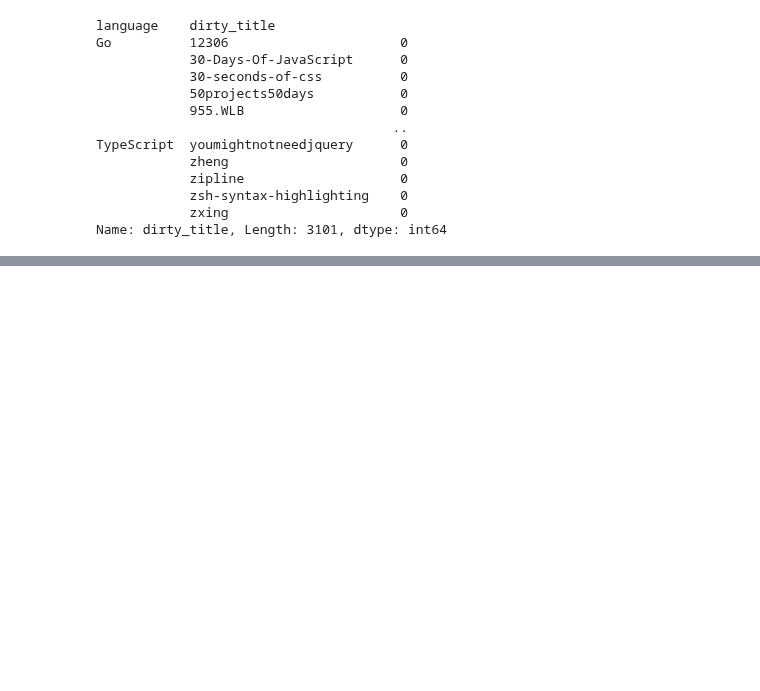
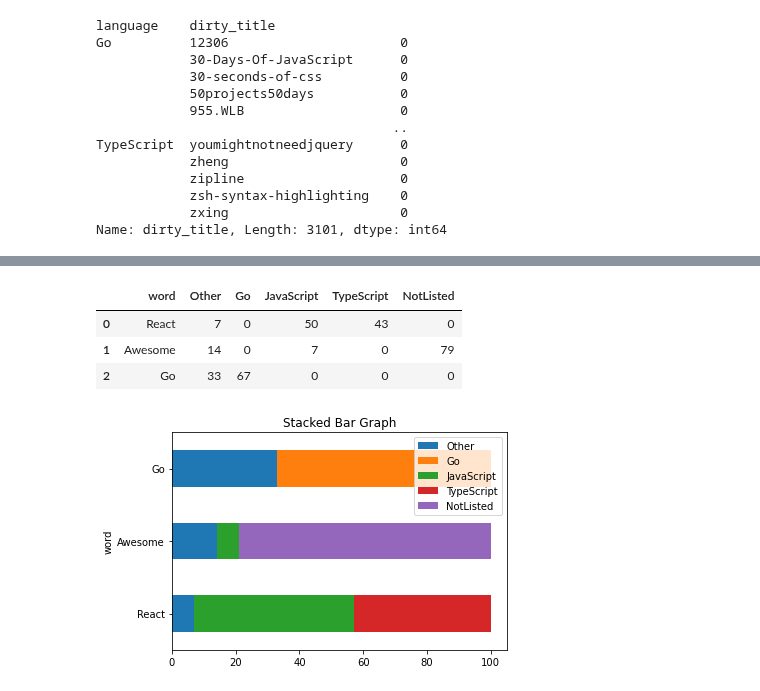
Before and after one commit to L-G-B-Team/nlp-project, a Jupyter notebook: Naomi_workbook.ipynb, the cells around one changed output, grey strips where cells are left out. Saved outputs shown, nothing was run; the diff lists cells and outputs as text; code cells hidden in the pictures; blank space fills up the shorter version.

```diff
--- a/Naomi_workbook.ipynb
+++ b/Naomi_workbook.ipynb
@@ -609,0 +644,25 @@ ctab
+# %%
+def percentage_of_language_per_word():
+    df = pd.DataFrame({'word': ['React', 'Awesome', 'Go'],
+                            'Other': [7, 14, 33],
+                            'Go': [0, 0, 67],
+                            'JavaScript': [50, 7, 0],
+                            'TypeScript': [43, 0, 0],
+                            'NotListed': [0, 79, 0]})
+    df.plot(
+    x = 'word',
+    kind = 'barh',
+    stacked = True,
+    title = 'Stacked Bar Graph',
+    mark_right = True)
+
+
+    return(df)
+# %%
+percentage_of_language_per_word()
+# %% [output]
+|  | word | Other | Go | JavaScript | TypeScript | NotListed |
+| 0 | React | 7 | 0 | 50 | 43 | 0 |
+| 1 | Awesome | 14 | 0 | 7 | 0 | 79 |
+| 2 | Go | 33 | 67 | 0 | 0 | 0 |
+[figure, added]
```
Also changed, not shown: parts of 66 cells of this notebook, 1 other file.
